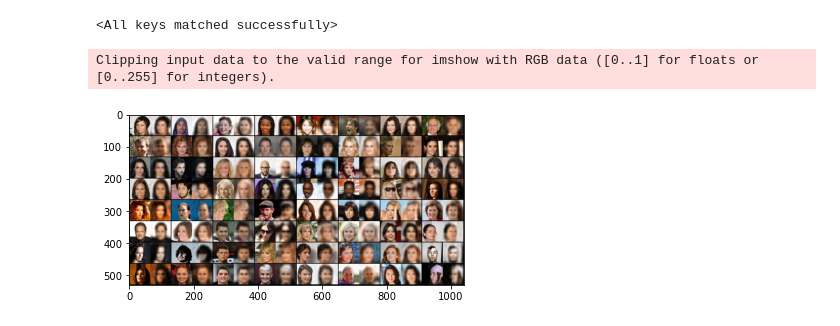
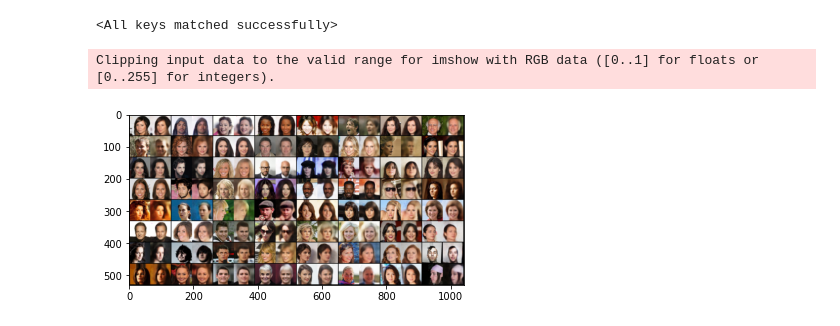
Before and after one commit to antonzub99/AEproject, a Jupyter notebook: notebooks/check_outputs.ipynb, the cells around one changed output. Cells and saved outputs as stored; diff of their text form; code cells hidden in the pictures.

Commit message:
updated eval_curve to match new AE arch

```diff
--- a/notebooks/check_outputs.ipynb
+++ b/notebooks/check_outputs.ipynb
@@ -7,10 +7,10 @@ import os
 # %%
 device = "cuda:0"
 pardir = os.path.abspath(os.path.join(os.getcwd(), os.pardir))
-storage = 'mae'
-name = "checkpoint-50.pt"
+storage = 'ends/mae_kaimuni'
+name = "checkpoint-25.pt"
 path = os.path.join(pardir, storage, name)
-aenet = model.AEBase(3, 8, 3, 128)
+aenet = autoencoders.CelebaAutoencoder(init_num_filters=64)
 
 checkpoint = torch.load(path)
 aenet.load_state_dict(checkpoint['model_state'])
@@ -26,18 +26,18 @@ loaders = dataset.build_loader(
 # %%
 import matplotlib.pyplot as plt
 import numpy as np
 from torchvision.utils import make_grid
 
 def plot_img(img, name):
     img = img.detach().cpu().numpy()
     plt.imshow(np.transpose(img, (1, 2, 0)))
     plt.savefig(name)
 
 imgs = next(iter(loaders['test']))
 outp = aenet(imgs)
 
 printimg = make_grid(torch.cat([imgs, outp], dim=3))
-plot_img(printimg, 'mae_kaimini_recon_test.png')
+plot_img(printimg, 'mae_kaimuni_recon_test.png')
 # %% [output]
 Clipping input data to the valid range for imshow with RGB data ([0..1] for floats or [0..255] for integers).
-[figure, old version]
+[figure, new version]
```
Also changed, not shown: parts of 1 cell of this notebook, 1 other file.
